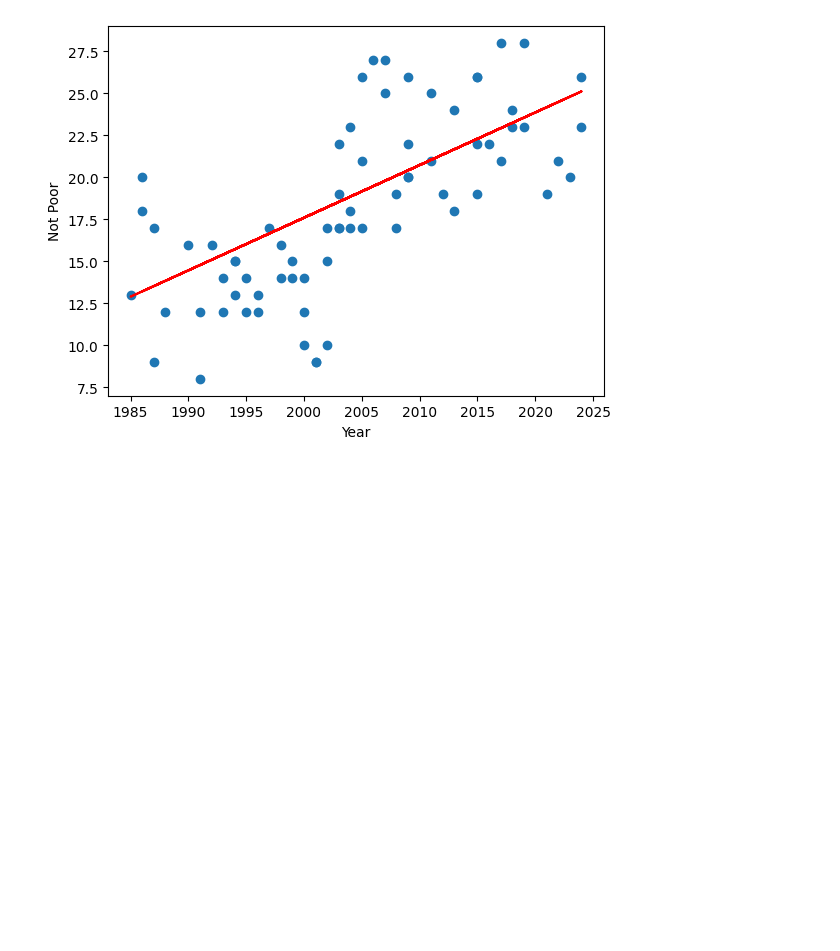
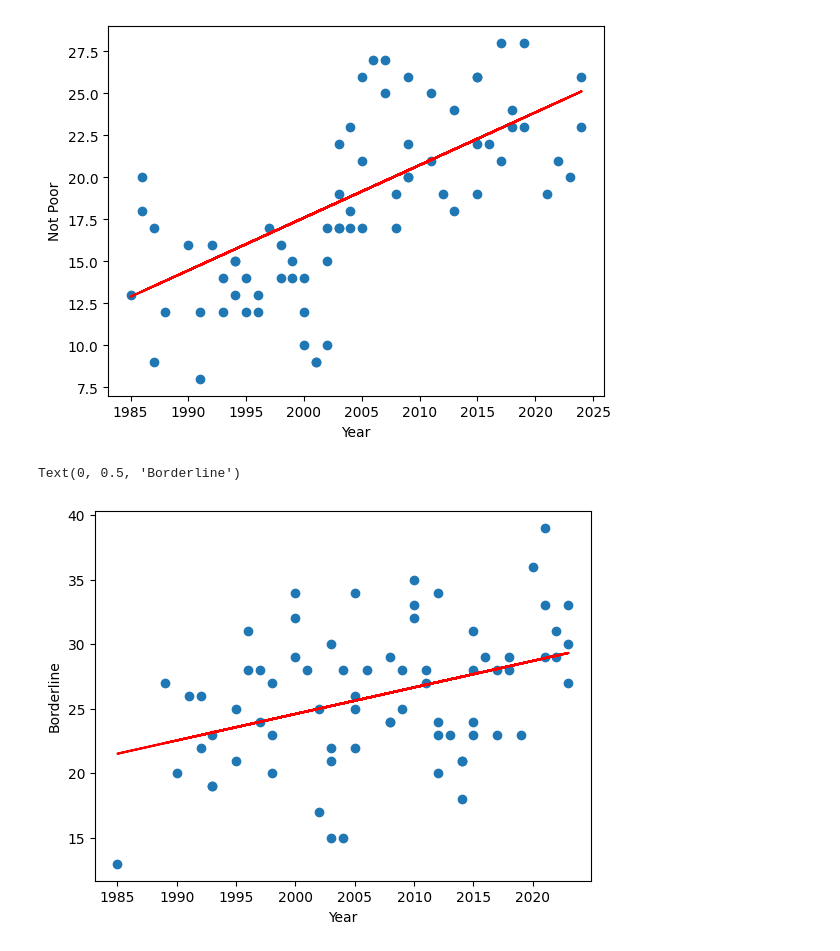
Before and after one commit to xRentino/CS132-Poverty, a Jupyter notebook: exploratory_data_analysis/exploratory_data_analysis.ipynb, the cells around one changed output. Cells and saved outputs as stored; diff of their text form; code cells hidden in the pictures; blank space fills up the shorter version.

Commit message:
feat: add graphs of other features

```diff
--- a/exploratory_data_analysis/exploratory_data_analysis.ipynb
+++ b/exploratory_data_analysis/exploratory_data_analysis.ipynb
@@ -79,3 +79,11 @@ plt.ylabel("Not Poor")
 # %% [output]
 Text(0, 0.5, 'Not Poor')
 [figure]
+# %%
+plt.scatter(X_test, Y_test)
+plt.plot(X_test, Y_pred, color="red")
+plt.xlabel("Year")
+plt.ylabel("Borderline")
+# %% [output]
+Text(0, 0.5, 'Borderline')
+[figure, added]
```
Also changed, not shown: parts of 2 cells of this notebook.
